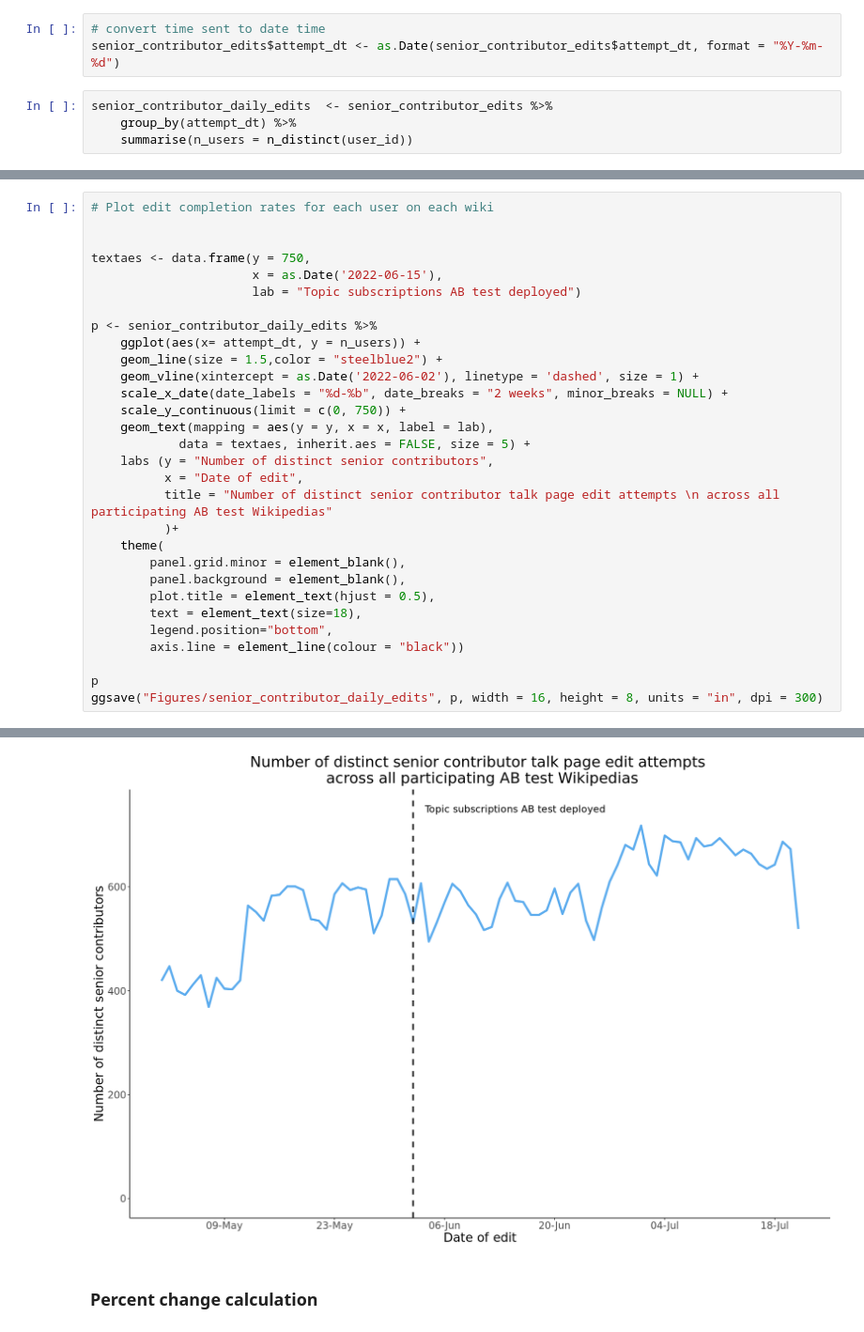
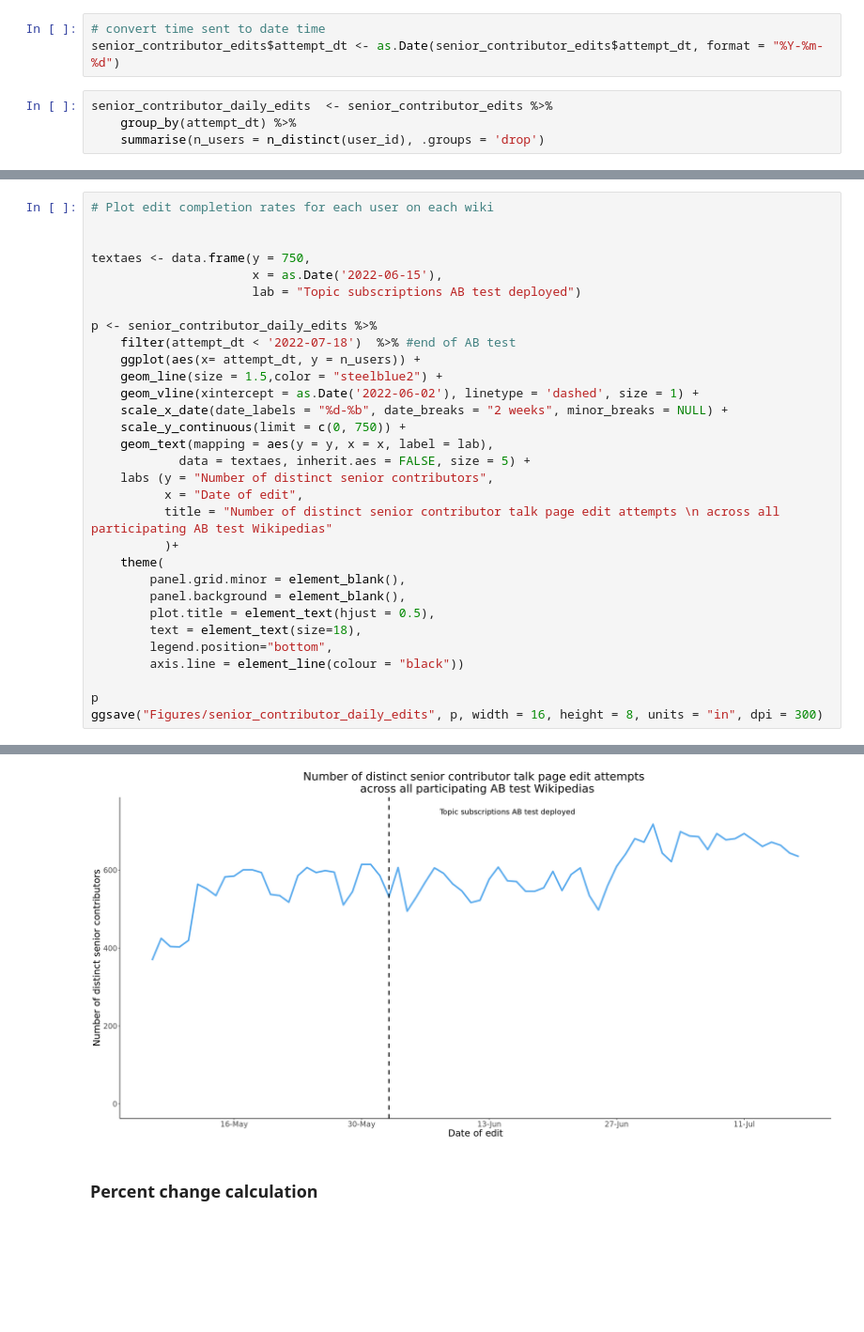
Before and after one commit to wikimedia-research/Topic-notifications-analysis-2022, a Jupyter notebook: topic_notifications_ab_test_report.ipynb, the cells around one changed output, grey strips where cells are left out. Shown at 94% size. Saved outputs shown, nothing was run; the diff lists cells and outputs as text; blank space fills up the shorter version.

Commit message:
v3 of ab test

```diff
--- a/topic_notifications_ab_test_report.ipynb
+++ b/topic_notifications_ab_test_report.ipynb
@@ -1322,4 +1426,4 @@ senior_contributor_edits$attempt_dt <- as.Date(senior_contributor_edits$attempt_
 # %%
 senior_contributor_daily_edits  <- senior_contributor_edits %>%
     group_by(attempt_dt) %>%
-    summarise(n_users = n_distinct(user_id))
+    summarise(n_users = n_distinct(user_id), .groups = 'drop')
@@ -1330,34 +1432,35 @@ senior_contributor_daily_edits  <- senior_contributor_edits %>%
 
 
 textaes <- data.frame(y = 750,
                       x = as.Date('2022-06-15'),
                       lab = "Topic subscriptions AB test deployed")
 
 p <- senior_contributor_daily_edits %>%
+    filter(attempt_dt < '2022-07-18')  %>% #end of AB test
     ggplot(aes(x= attempt_dt, y = n_users)) +
     geom_line(size = 1.5,color = "steelblue2") +
     geom_vline(xintercept = as.Date('2022-06-02'), linetype = 'dashed', size = 1) +
     scale_x_date(date_labels = "%d-%b", date_breaks = "2 weeks", minor_breaks = NULL) +
     scale_y_continuous(limit = c(0, 750)) +
     geom_text(mapping = aes(y = y, x = x, label = lab),
             data = textaes, inherit.aes = FALSE, size = 5) +
     labs (y = "Number of distinct senior contributors",
           x = "Date of edit",
           title = "Number of distinct senior contributor talk page edit attempts \n across all participating AB test Wikipedias"
           )+
     theme(
         panel.grid.minor = element_blank(),
         panel.background = element_blank(),
         plot.title = element_text(hjust = 0.5),
         text = element_text(size=18),
         legend.position="bottom",
         axis.line = element_line(colour = "black"))
 
 p
 ggsave("Figures/senior_contributor_daily_edits", p, width = 16, height = 8, units = "in", dpi = 300)
 # %% [output]
 ERROR: Error: Unknown graphics device ''
-[figure, old version]
+[figure, new version]
 # %% [markdown]
 ### Percent change calculation
 # %%
```
Also changed, not shown: parts of 37 cells of this notebook.
